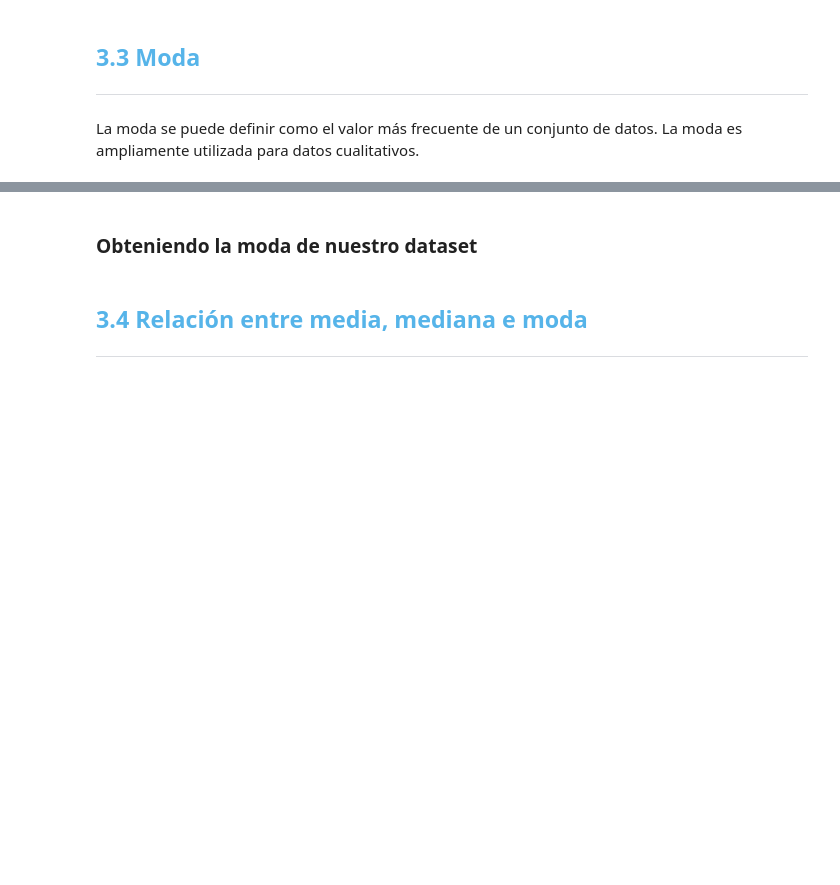
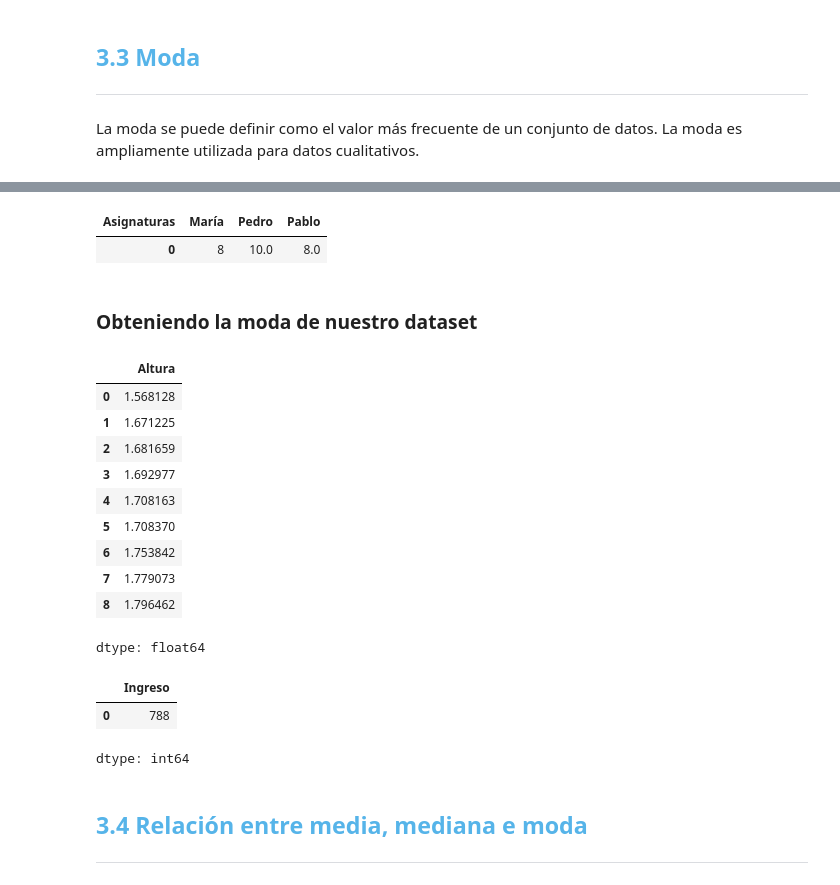
Before and after one commit to Eve113/Curso_de_Estadistica_con_Python_1, a Jupyter notebook: Curso_de_Estadística_con_Python_1.ipynb, the cells around one changed output, grey strips where cells are left out. Saved outputs shown, nothing was run; the diff lists cells and outputs as text; code cells hidden in the pictures; blank space fills up the shorter version.

```diff
--- a/Curso_de_Estadística_con_Python_1.ipynb
+++ b/Curso_de_Estadística_con_Python_1.ipynb
@@ -733,5 +744,30 @@ La moda se puede definir como el valor más frecuente de un conjunto de datos. L
+# %%
+df.mode()
+# %% [output]
+| Asignaturas | María | Pedro | Pablo |
+| 0 | 8 | 10.0 | 8.0 |
 # %% [markdown]
 ### Obteniendo la moda de nuestro dataset
+# %%
+datos.Altura.mode()
+# %% [output]
+|  | Altura |
+| 0 | 1.568128 |
+| 1 | 1.671225 |
+| 2 | 1.681659 |
+| 3 | 1.692977 |
+| 4 | 1.708163 |
+| 5 | 1.708370 |
+| 6 | 1.753842 |
+| 7 | 1.779073 |
+| 8 | 1.796462 |
+dtype: float64
+# %%
+datos.Ingreso.mode()
+# %% [output]
+|  | Ingreso |
+| 0 | 788 |
+dtype: int64
 # %% [markdown]
 ## <font color=#56B4E9>3.4 Relación entre media, mediana e moda</font>
 ***
```
Also changed, not shown: parts of 3 cells of this notebook.
